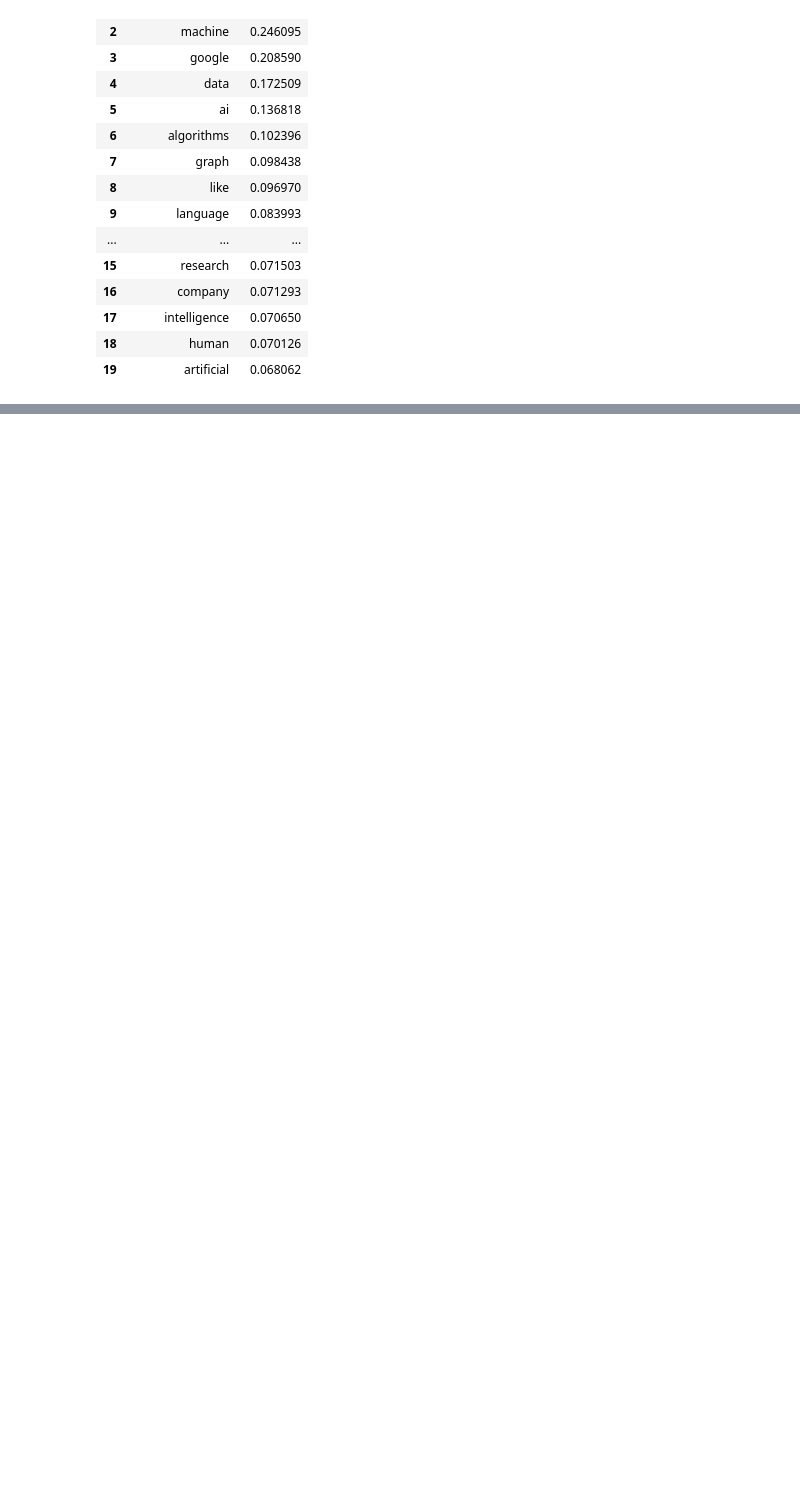
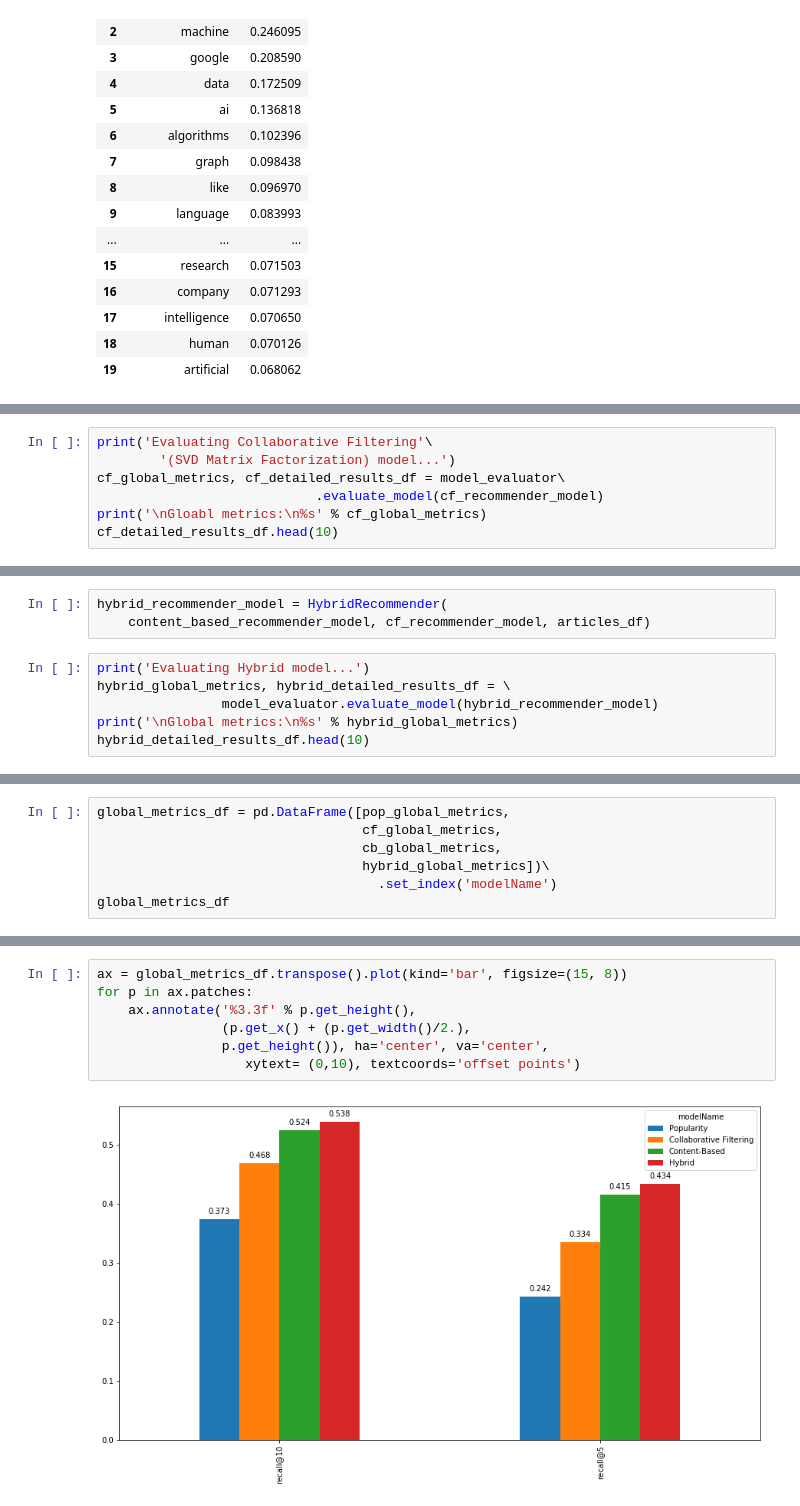
Before and after one commit to swainshashwat/recsys, a Jupyter notebook: recsys001.ipynb, the cells around one changed output, grey strips where cells are left out. Cells and saved outputs as stored; diff of their text form; blank space fills up the shorter version.

Commit message:
added hybrid recommender & compared all models

```diff
--- a/recsys001.ipynb
+++ b/recsys001.ipynb
@@ -565,0 +795,7 @@ class ContentBasedRecommender:
+# %%
+print('Evaluating Collaborative Filtering'\
+        '(SVD Matrix Factorization) model...')
+cf_global_metrics, cf_detailed_results_df = model_evaluator\
+                            .evaluate_model(cf_recommender_model)
+print('\nGloabl metrics:\n%s' % cf_global_metrics)
+cf_detailed_results_df.head(10)
@@ -565,0 +877,9 @@ class ContentBasedRecommender:
+# %%
+hybrid_recommender_model = HybridRecommender(
+    content_based_recommender_model, cf_recommender_model, articles_df)
+# %%
+print('Evaluating Hybrid model...')
+hybrid_global_metrics, hybrid_detailed_results_df = \
+                model_evaluator.evaluate_model(hybrid_recommender_model)
+print('\nGlobal metrics:\n%s' % hybrid_global_metrics)
+hybrid_detailed_results_df.head(10)
@@ -565,0 +905,7 @@ class ContentBasedRecommender:
+# %%
+global_metrics_df = pd.DataFrame([pop_global_metrics,
+                                  cf_global_metrics,
+                                  cb_global_metrics,
+                                  hybrid_global_metrics])\
+                                    .set_index('modelName')
+global_metrics_df
@@ -565,0 +919,9 @@ class ContentBasedRecommender:
+# %%
+ax = global_metrics_df.transpose().plot(kind='bar', figsize=(15, 8))
+for p in ax.patches:
+    ax.annotate('%3.3f' % p.get_height(),
+                (p.get_x() + (p.get_width()/2.),
+                p.get_height()), ha='center', va='center',
+                   xytext= (0,10), textcoords='offset points')
+# %% [output]
+[figure, added]
```
Also changed, not shown: parts of 30 cells of this notebook.
